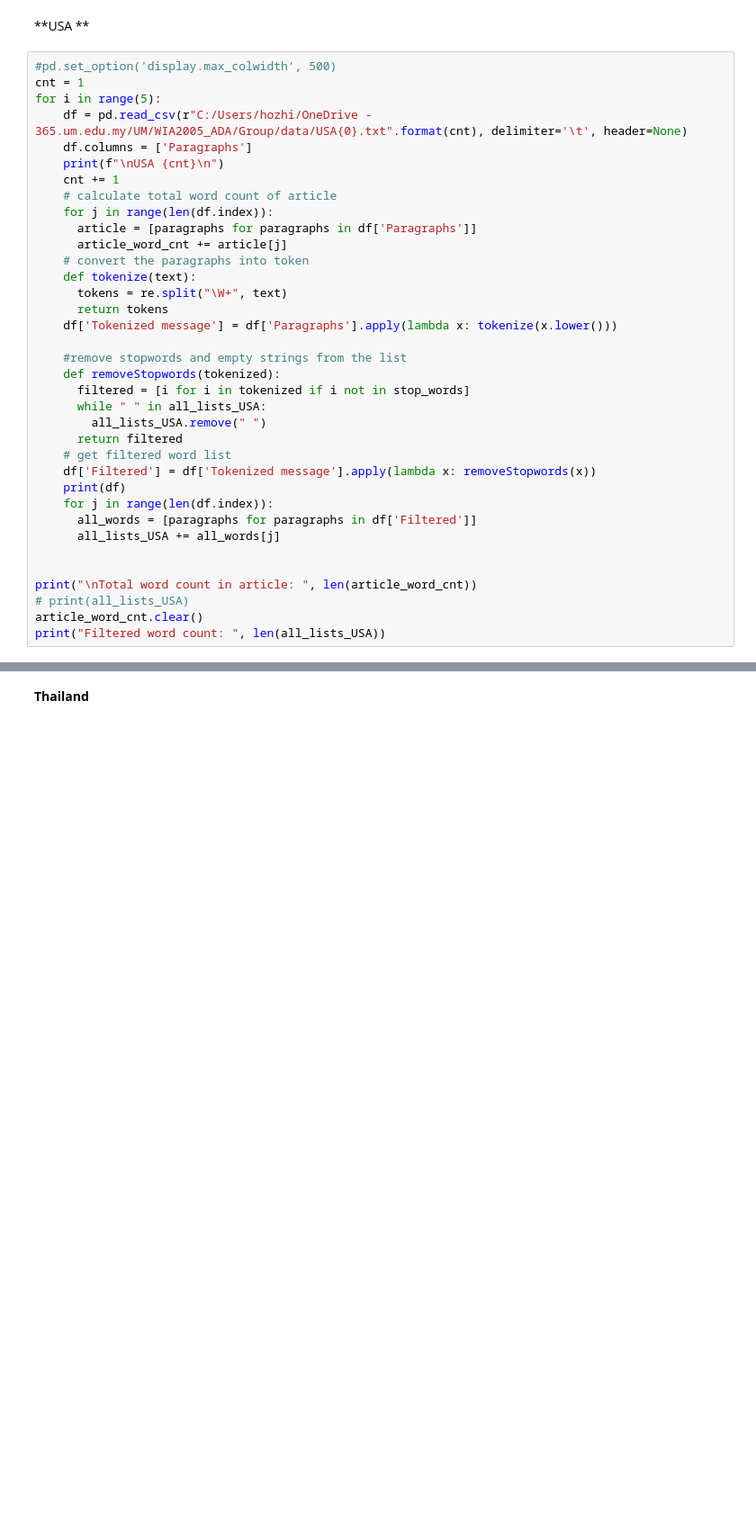
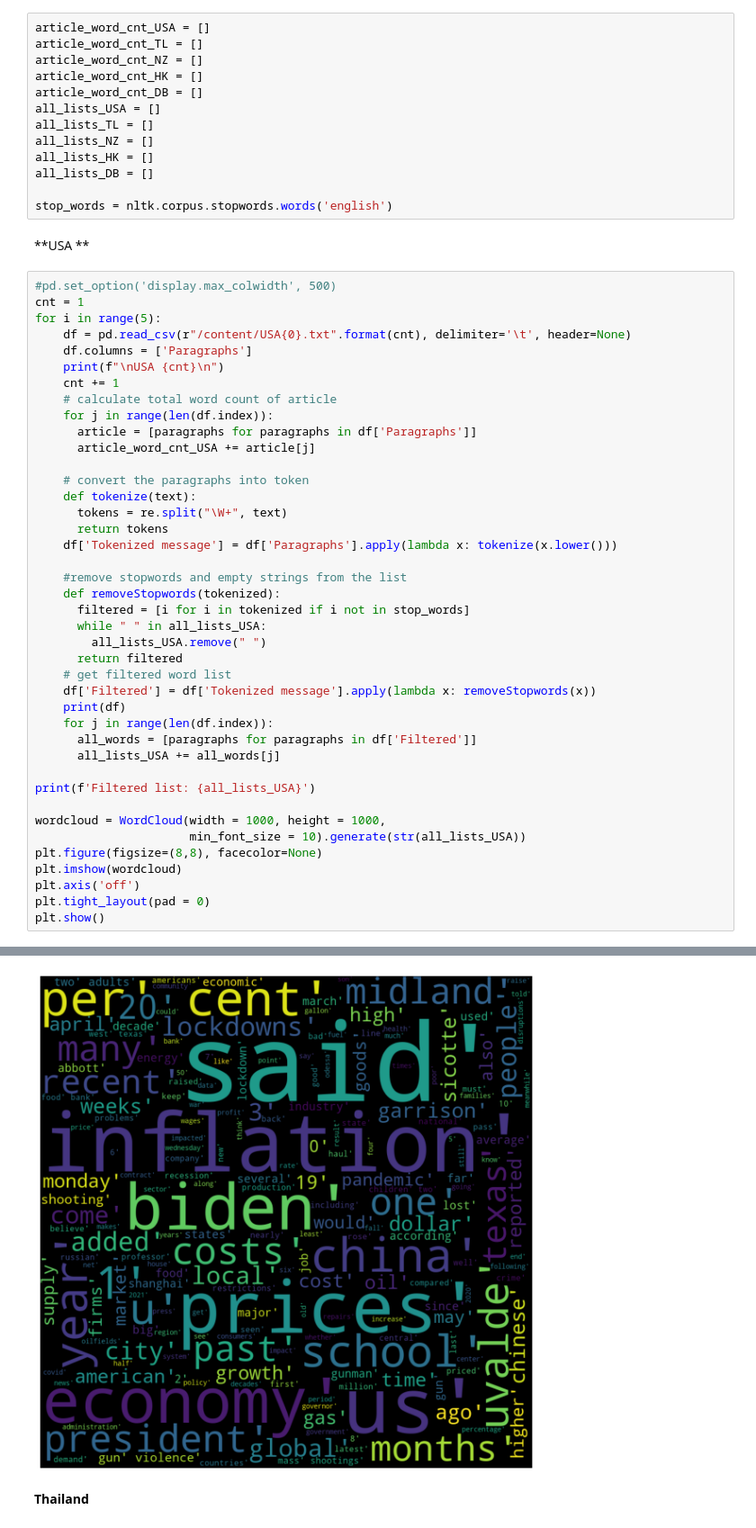
Before and after one commit to ChaiNamChi0624/Moonbucks-G1, a Jupyter notebook: Algo_Pblm_1.ipynb, the cells around one changed output, grey strips where cells are left out. Shown at 90% size. Drawn from its saved outputs; the diff is of its cells as text; blank space fills up the shorter version.

```diff
--- a/Algo_Pblm_1.ipynb
+++ b/Algo_Pblm_1.ipynb
@@ -15,19 +16,33 @@ nltk.download('vader_lexicon')
 [nltk_data]   Package vader_lexicon is already up-to-date!
 True
+# %%
+article_word_cnt_USA = []
+article_word_cnt_TL = []
+article_word_cnt_NZ = []
+article_word_cnt_HK = []
+article_word_cnt_DB = []
+all_lists_USA = []
+all_lists_TL = []
+all_lists_NZ = []
+all_lists_HK = []
+all_lists_DB = []
+
+stop_words = nltk.corpus.stopwords.words('english')
 # %% [markdown]
 **USA **
 # %%
 #pd.set_option('display.max_colwidth', 500)
 cnt = 1
 for i in range(5):
-    df = pd.read_csv(r"C:/Users/hozhi/OneDrive - 365.um.edu.my/UM/WIA2005_ADA/Group/data/USA{0}.txt".format(cnt), delimiter='\t', header=None)
+    df = pd.read_csv(r"/content/USA{0}.txt".format(cnt), delimiter='\t', header=None)
     df.columns = ['Paragraphs']
     print(f"\nUSA {cnt}\n")
     cnt += 1
     # calculate total word count of article
     for j in range(len(df.index)):
       article = [paragraphs for paragraphs in df['Paragraphs']]
-      article_word_cnt += article[j]
+      article_word_cnt_USA += article[j]
+
     # convert the paragraphs into token
     def tokenize(text):
       tokens = re.split("\W+", text)
@@ -47,11 +62,15 @@ for i in range(5):
       all_words = [paragraphs for paragraphs in df['Filtered']]
       all_lists_USA += all_words[j]
 
+print(f'Filtered list: {all_lists_USA}')
 
-print("\nTotal word count in article: ", len(article_word_cnt))
-# print(all_lists_USA)
-article_word_cnt.clear()
-print("Filtered word count: ", len(all_lists_USA))
+wordcloud = WordCloud(width = 1000, height = 1000,
+                      min_font_size = 10).generate(str(all_lists_USA))
+plt.figure(figsize=(8,8), facecolor=None)
+plt.imshow(wordcloud)
+plt.axis('off')
+plt.tight_layout(pad = 0)
+plt.show()
 # %% [output]
 USA 1
 
@@ -73,3 +92,4 @@ Filtered word count:  2804
+[figure, added]
 # %% [markdown]
 **Thailand**
 # %%
```
Also changed, not shown: parts of 17 cells of this notebook, 27 other files.
